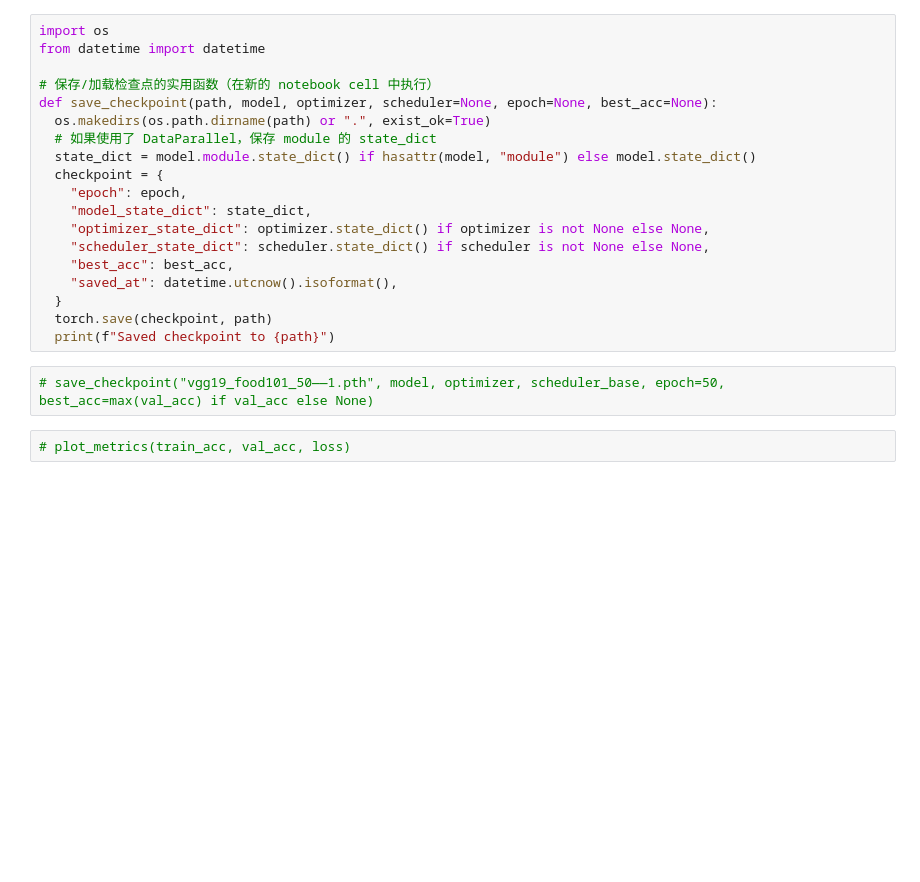
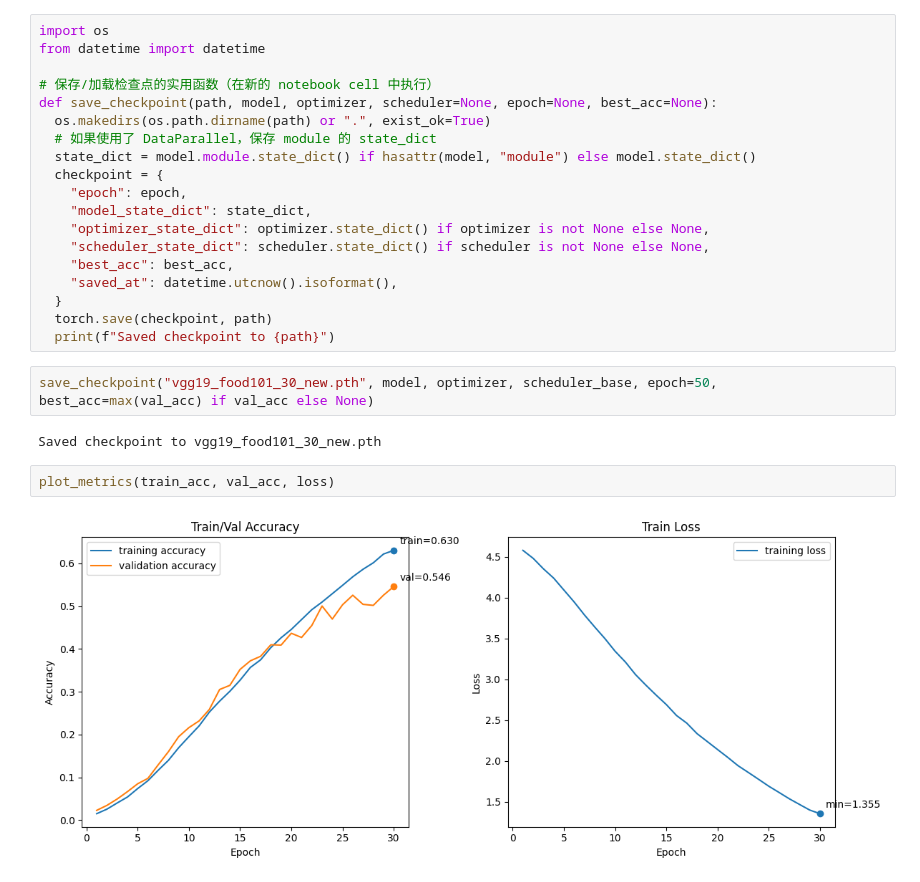
Before and after one commit to peeker-tao/ModelReshow, a Jupyter notebook: modelReShow/VGGNet/baseline.ipynb, the cells around one changed output. Drawn from its saved outputs; the diff is of its cells as text; blank space fills up the shorter version.

```diff
--- a/modelReShow/VGGNet/baseline.ipynb
+++ b/modelReShow/VGGNet/baseline.ipynb
@@ -463,6 +482,10 @@ def save_checkpoint(path, model, optimizer, scheduler=None, epoch=None, best_acc
   torch.save(checkpoint, path)
   print(f"Saved checkpoint to {path}")
 # %%
-# save_checkpoint("vgg19_food101_50——1.pth", model, optimizer, scheduler_base, epoch=50, best_acc=max(val_acc) if val_acc else None)
+save_checkpoint("vgg19_food101_30_new.pth", model, optimizer, scheduler_base, epoch=50, best_acc=max(val_acc) if val_acc else None)
+# %% [output]
+Saved checkpoint to vgg19_food101_30_new.pth
 # %%
-# plot_metrics(train_acc, val_acc, loss)
+plot_metrics(train_acc, val_acc, loss)
+# %% [output]
+[figure, added]
```
Also changed, not shown: parts of 19 cells of this notebook, 9 other files.
